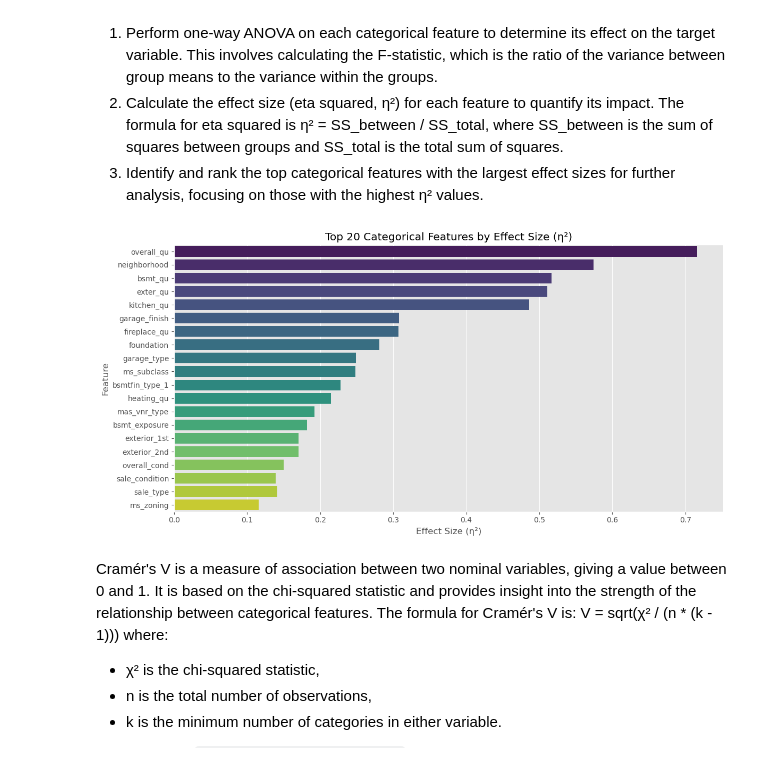
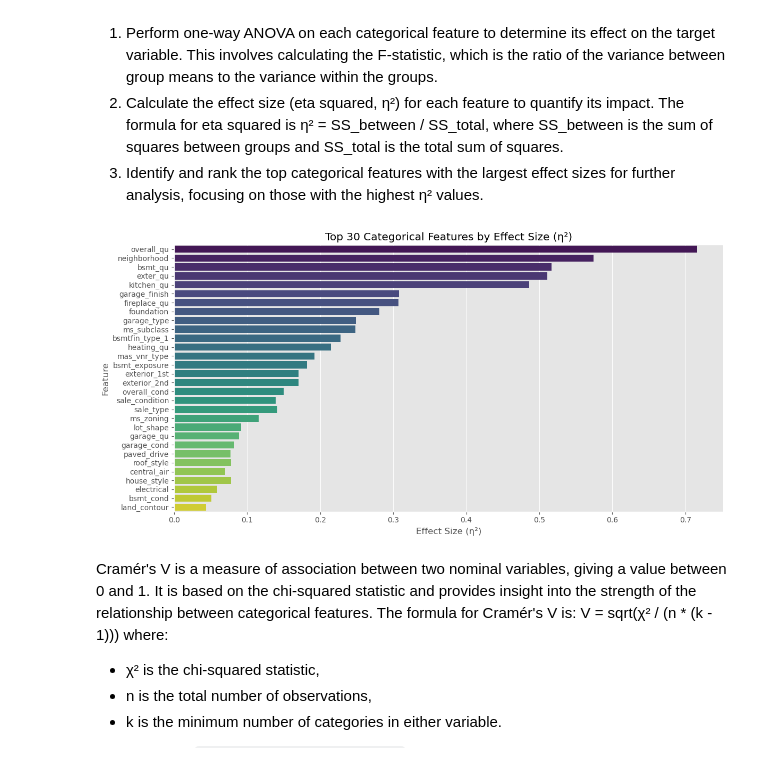
Before and after one commit to congminh-nguyen/ames_project, a Jupyter notebook: notebooks/eda_cleaning.ipynb, the cells around one changed output. Saved outputs shown, nothing was run; the diff lists cells and outputs as text; code cells hidden in the pictures.

```diff
--- a/notebooks/eda_cleaning.ipynb
+++ b/notebooks/eda_cleaning.ipynb
@@ -393,3 +393,13 @@ This shows that although there are some outliers based on the `lot_frontage` and
+# %%
+# Example usage
+df = type_formatting(
+    df,
+    discrete_cols=discrete,
+    continuous_cols=continuous,
+    nominal_cols=nominal,
+    ordinal_cols=ordinal,
+    ordinal_mappings=load_config().get("ordinal_mappings", [])
+)
 # %% [markdown]
 #4. Feature Distribution
 # %% [markdown]
@@ -458,9 +474,9 @@ For the nominal features, it is not surprising that the neighborhood and the typ
 2. Calculate the effect size (eta squared, η²) for each feature to quantify its impact. The formula for eta squared is η² = SS_between / SS_total, where SS_between is the sum of squares between groups and SS_total is the total sum of squares.
 3. Identify and rank the top categorical features with the largest effect sizes for further analysis, focusing on those with the highest η² values.
 # %%
-anova_categorical_feature_importance(df, nominal + ordinal, top_n=20)
+anova_categorical_feature_importance(df, nominal + ordinal, top_n=30)
 # %% [output]
-[figure, old version]
+[figure, new version]
 # %% [markdown]
 Cramér's V is a measure of association between two nominal variables, giving a value between 0 and 1.
 It is based on the chi-squared statistic and provides insight into the strength of the relationship between categorical features.
```
Also changed, not shown: parts of 14 cells of this notebook, 3 other files.
